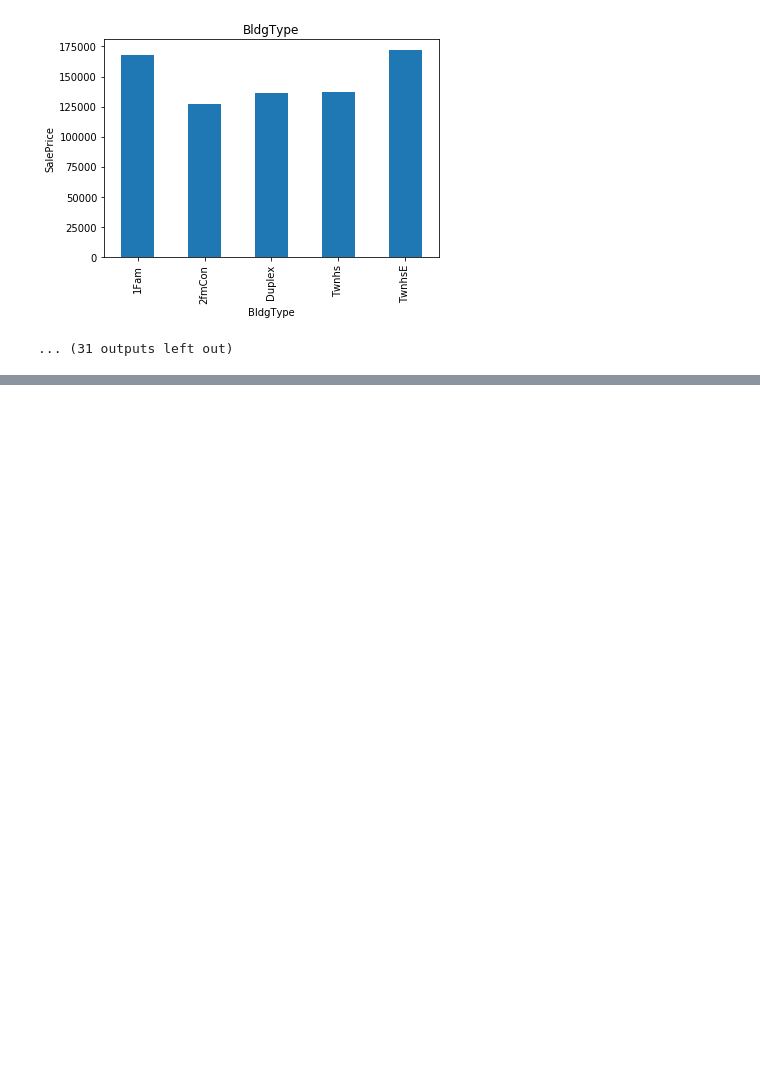
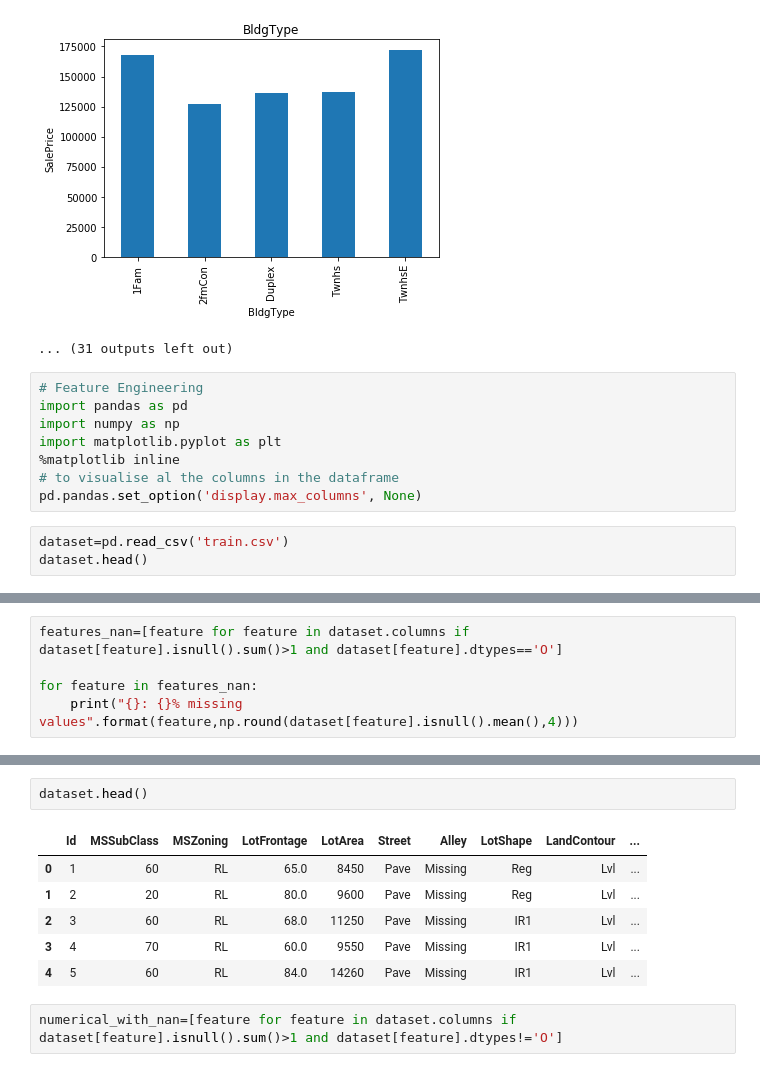
Before and after one commit to rj7shakya/machinelearning, a Jupyter notebook: projects/house price/house_price_prediction.ipynb, the cells around one changed output, grey strips where cells are left out. Saved outputs shown, nothing was run; the diff lists cells and outputs as text; blank space fills up the shorter version.

```diff
--- a/projects/house price/house_price_prediction.ipynb
+++ b/projects/house price/house_price_prediction.ipynb
@@ -328,3 +328,14 @@ for feature in categorical_features:
 [figure]
 [figure]
 ... (31 outputs left out)
+# %%
+# Feature Engineering
+import pandas as pd
+import numpy as np
+import matplotlib.pyplot as plt
+%matplotlib inline
+# to visualise al the columns in the dataframe
+pd.pandas.set_option('display.max_columns', None)
+# %%
+dataset=pd.read_csv('train.csv')
+dataset.head()
@@ -330,0 +356,5 @@ for feature in categorical_features:
+# %%
+features_nan=[feature for feature in dataset.columns if dataset[feature].isnull().sum()>1 and dataset[feature].dtypes=='O']
+
+for feature in features_nan:
+    print("{}: {}% missing values".format(feature,np.round(dataset[feature].isnull().mean(),4)))
@@ -330,0 +403,11 @@ for feature in categorical_features:
+# %%
+dataset.head()
+# %% [output]
+|  | Id | MSSubClass | MSZoning | LotFrontage | LotArea | Street | Alley | LotShape | LandContour | ... |
+| 0 | 1 | 60 | RL | 65.0 | 8450 | Pave | Missing | Reg | Lvl | ... |
+| 1 | 2 | 20 | RL | 80.0 | 9600 | Pave | Missing | Reg | Lvl | ... |
+| 2 | 3 | 60 | RL | 68.0 | 11250 | Pave | Missing | IR1 | Lvl | ... |
+| 3 | 4 | 70 | RL | 60.0 | 9550 | Pave | Missing | IR1 | Lvl | ... |
+| 4 | 5 | 60 | RL | 84.0 | 14260 | Pave | Missing | IR1 | Lvl | ... |
+# %%
+numerical_with_nan=[feature for feature in dataset.columns if dataset[feature].isnull().sum()>1 and dataset[feature].dtypes!='O']
```
Also changed, not shown: parts of 10 cells of this notebook.
